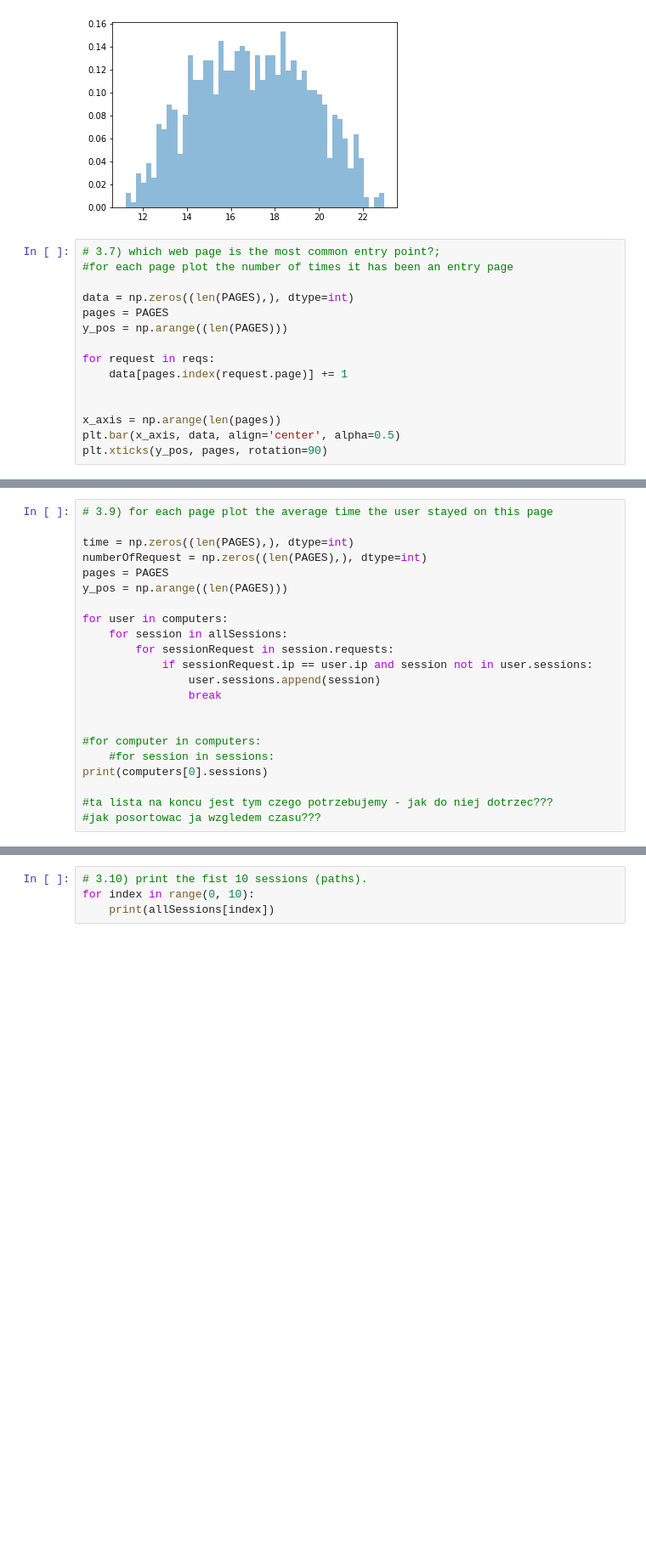
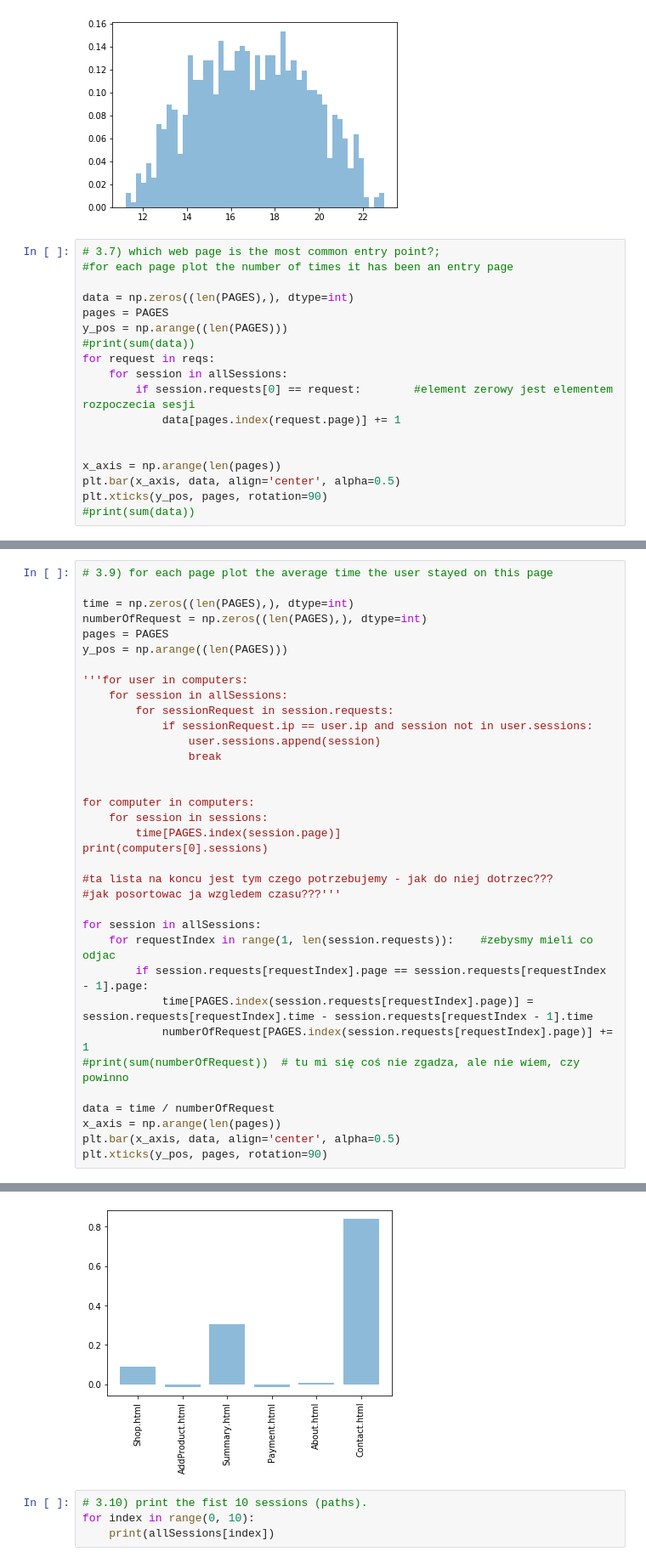
Before and after one commit to EwaKomkowska/Information_Retrieval, a Jupyter notebook: Zad10/Lab10_Logs.ipynb, the cells around one changed output, grey strips where cells are left out. Shown: that part at 85% size. Saved outputs shown, nothing was run; the diff lists cells and outputs as text; blank space fills up the shorter version.

```diff
--- a/Zad10/Lab10_Logs.ipynb
+++ b/Zad10/Lab10_Logs.ipynb
@@ -190,14 +190,17 @@ plt.plot()
 data = np.zeros((len(PAGES),), dtype=int)
 pages = PAGES
 y_pos = np.arange((len(PAGES)))
-
+#print(sum(data))
 for request in reqs:
-    data[pages.index(request.page)] += 1
+    for session in allSessions:
+        if session.requests[0] == request:        #element zerowy jest elementem rozpoczecia sesji
+            data[pages.index(request.page)] += 1
 
 
 x_axis = np.arange(len(pages))
 plt.bar(x_axis, data, align='center', alpha=0.5)
 plt.xticks(y_pos, pages, rotation=90)
+#print(sum(data))
 # %% [output]
 ([<matplotlib.axis.XTick at 0x...>,
   <matplotlib.axis.XTick at 0x...>,
@@ -235,7 +245,7 @@ numberOfRequest = np.zeros((len(PAGES),), dtype=int)
 pages = PAGES
 y_pos = np.arange((len(PAGES)))
 
-for user in computers:
+'''for user in computers:
     for session in allSessions:
         for sessionRequest in session.requests:
             if sessionRequest.ip == user.ip and session not in user.sessions:
@@ -243,10 +253,23 @@ for user in computers:
                 break
 
 
-#for computer in computers:
-    #for session in sessions:
+for computer in computers:
+    for session in sessions:
+        time[PAGES.index(session.page)]
 print(computers[0].sessions)
 
 #ta lista na koncu jest tym czego potrzebujemy - jak do niej dotrzec???
-#jak posortowac ja wzgledem czasu???
+#jak posortowac ja wzgledem czasu???'''
+
+for session in allSessions:
+    for requestIndex in range(1, len(session.requests)):    #zebysmy mieli co odjac
+        if session.requests[requestIndex].page == session.requests[requestIndex - 1].page:
+            time[PAGES.index(session.requests[requestIndex].page)] = session.requests[requestIndex].time - session.requests[requestIndex - 1].time
+            numberOfRequest[PAGES.index(session.requests[requestIndex].page)] += 1
+#print(sum(numberOfRequest))  # tu mi się coś nie zgadza, ale nie wiem, czy powinno
+
+data = time / numberOfRequest
+x_axis = np.arange(len(pages))
+plt.bar(x_axis, data, align='center', alpha=0.5)
+plt.xticks(y_pos, pages, rotation=90)
 # %% [output]
@@ -270,3 +284,4 @@ SESSION
+[figure, added]
 # %%
 # 3.10) print the fist 10 sessions (paths).
 for index in range(0, 10):
```
Also changed, not shown: parts of 3 cells of this notebook.
